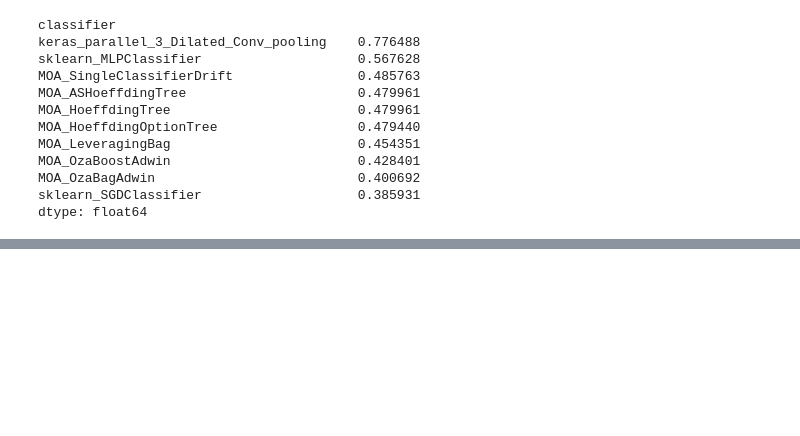
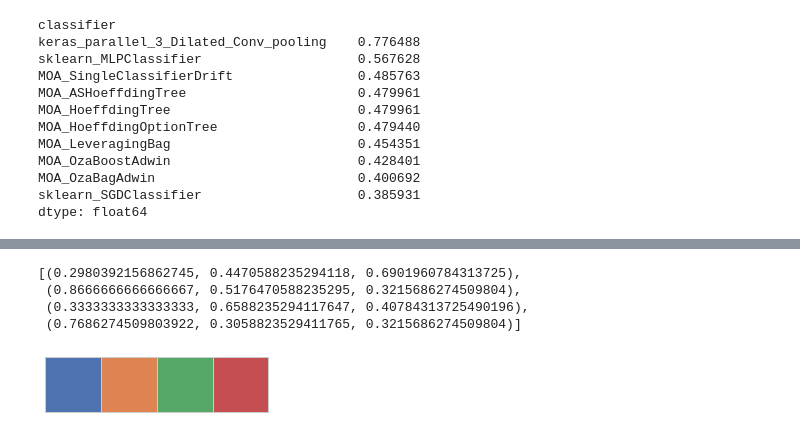
Before and after one commit to pedrolarben/ADLStream, a Jupyter notebook: utils/notebooks/Untitled.ipynb, the cells around one changed output, grey strips where cells are left out. Saved outputs shown, nothing was run; the diff lists cells and outputs as text; code cells hidden in the pictures; blank space fills up the shorter version.

```diff
--- a/utils/notebooks/Untitled.ipynb
+++ b/utils/notebooks/Untitled.ipynb
@@ -129,3 +121,13 @@ dtype: float64
+# %%
+with plt.style.context('seaborn-whitegrid'):
+    sns.palplot(sns.color_palette(n_colors=4))
+sns.color_palette(n_colors=4)
+# %% [output]
+[(0.2980392156862745, 0.4470588235294118, 0.6901960784313725),
+ (0.8666666666666667, 0.5176470588235295, 0.3215686274509804),
+ (0.3333333333333333, 0.6588235294117647, 0.40784313725490196),
+ (0.7686274509803922, 0.3058823529411765, 0.3215686274509804)]
+[figure, added]
 # %%
 sns.set(font_scale=1.3)
 
```
Also changed, not shown: parts of 14 cells of this notebook, 5 other files.
